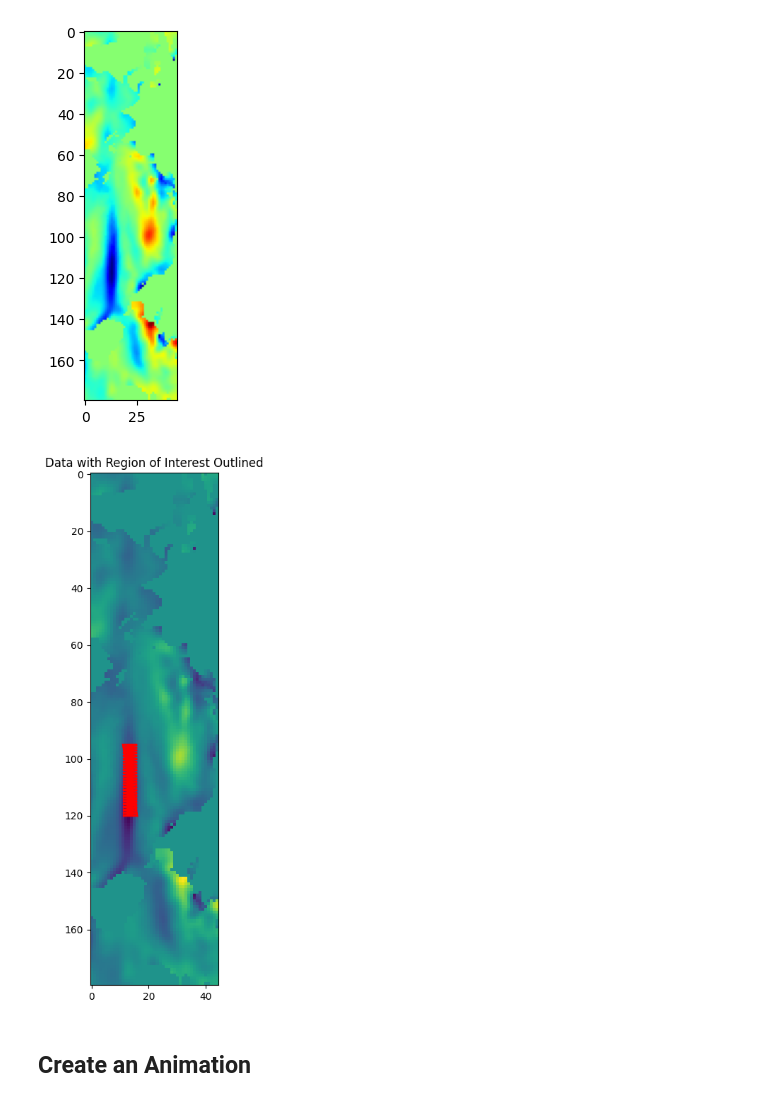
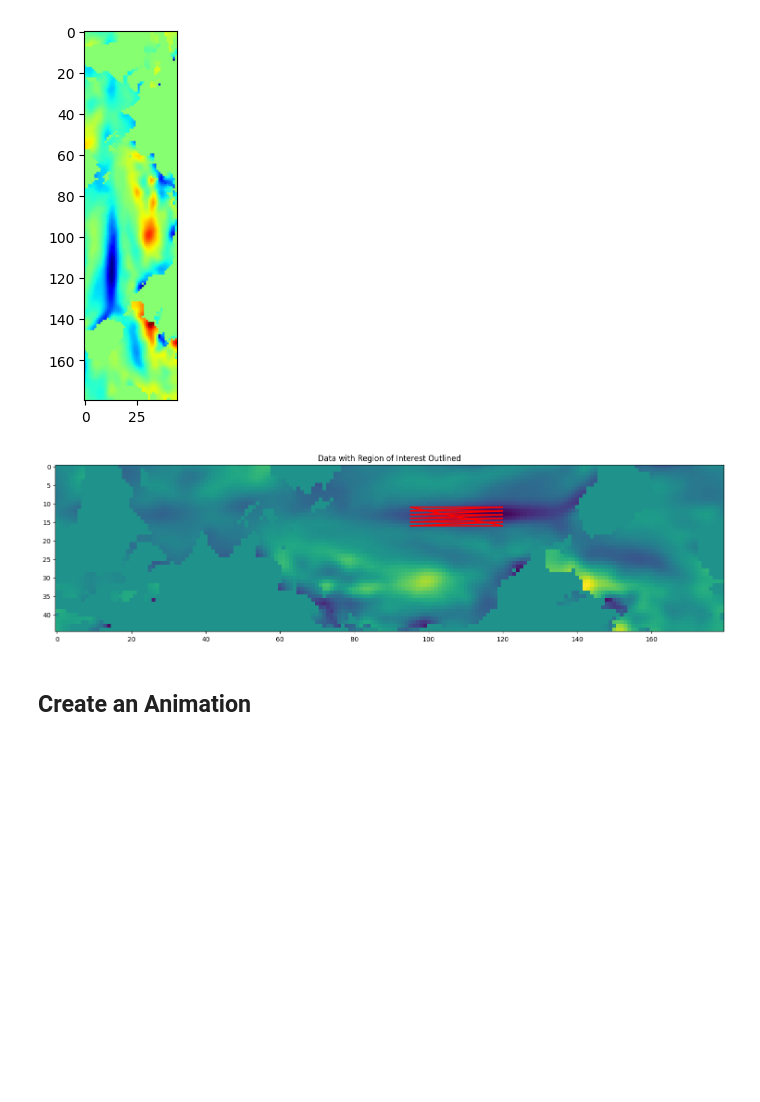
Before and after one commit to heraclixus/Ocean_TimeSeries_Graph, a Jupyter notebook: notebooks/graph_data.ipynb, the cells around one changed output. Cells and saved outputs as stored; diff of their text form; code cells hidden in the pictures; blank space fills up the shorter version.

```diff
--- a/notebooks/graph_data.ipynb
+++ b/notebooks/graph_data.ipynb
@@ -90,22 +90,23 @@ ims = plt.imshow(anom[0], cmap='jet')
 # %%
 # Visualize
 first_anom = anom[0]
 plt.figure(figsize=(15, 8))
 
 # Plot the data
-plt.imshow(first_anom, cmap='viridis')
+plt.imshow(first_anom.T, cmap='viridis')
 
 # Add contour around the mask
 from matplotlib.patches import Polygon
-y, x = np.where(non_zero_mask)
+y, x = np.where(non_zero_mask.T)
 xy = np.column_stack([x, y])
 poly = Polygon(xy, facecolor='none', edgecolor='red', linewidth=2)
 plt.gca().add_patch(poly)
 
 plt.title('Data with Region of Interest Outlined')
 plt.tight_layout()
+plt.savefig('first_anom.png')
 # %% [output]
-[figure, old version]
+[figure, new version]
 # %% [markdown]
 ## Create an Animation
 # %%
```
Also changed, not shown: parts of 2 cells of this notebook, 8 other files.
